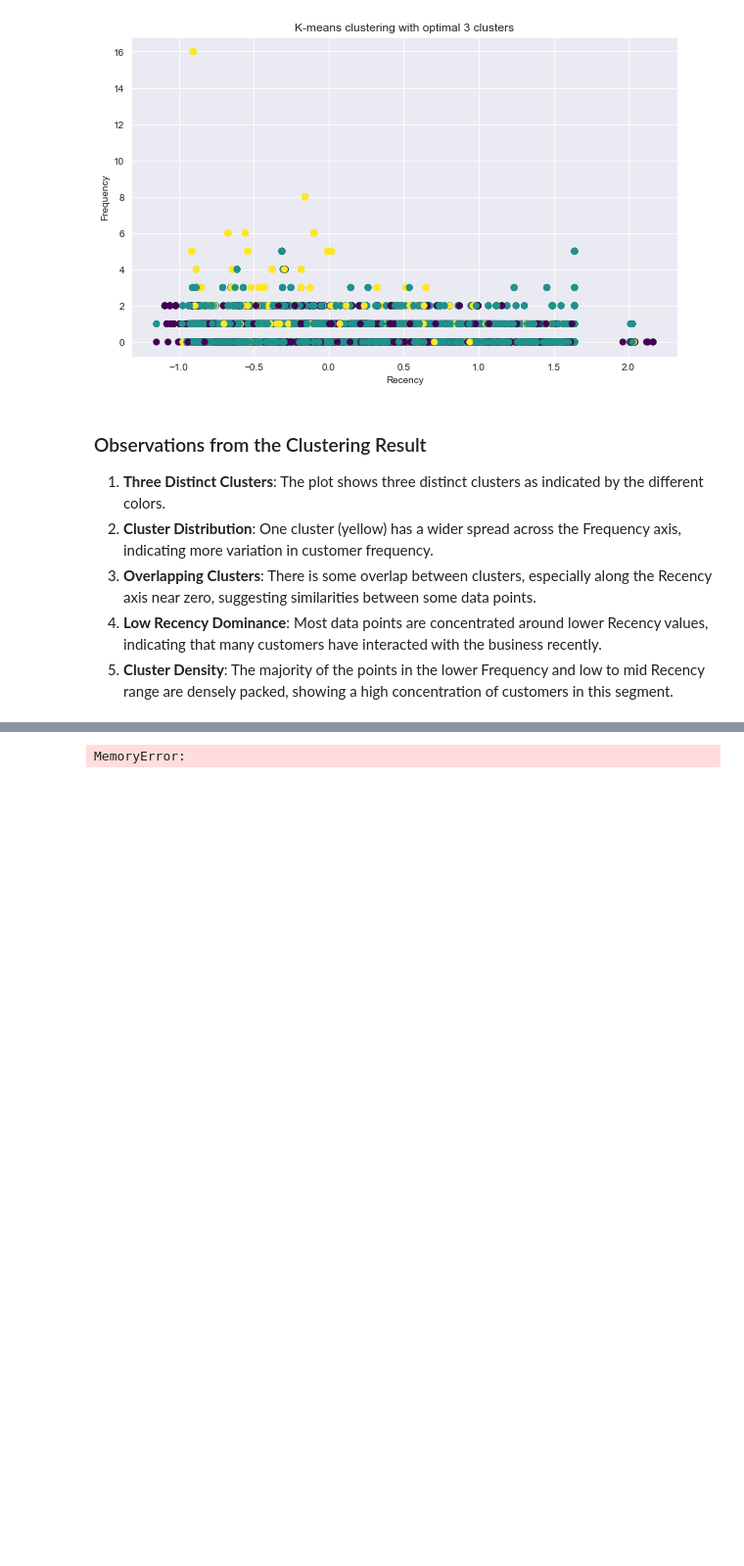
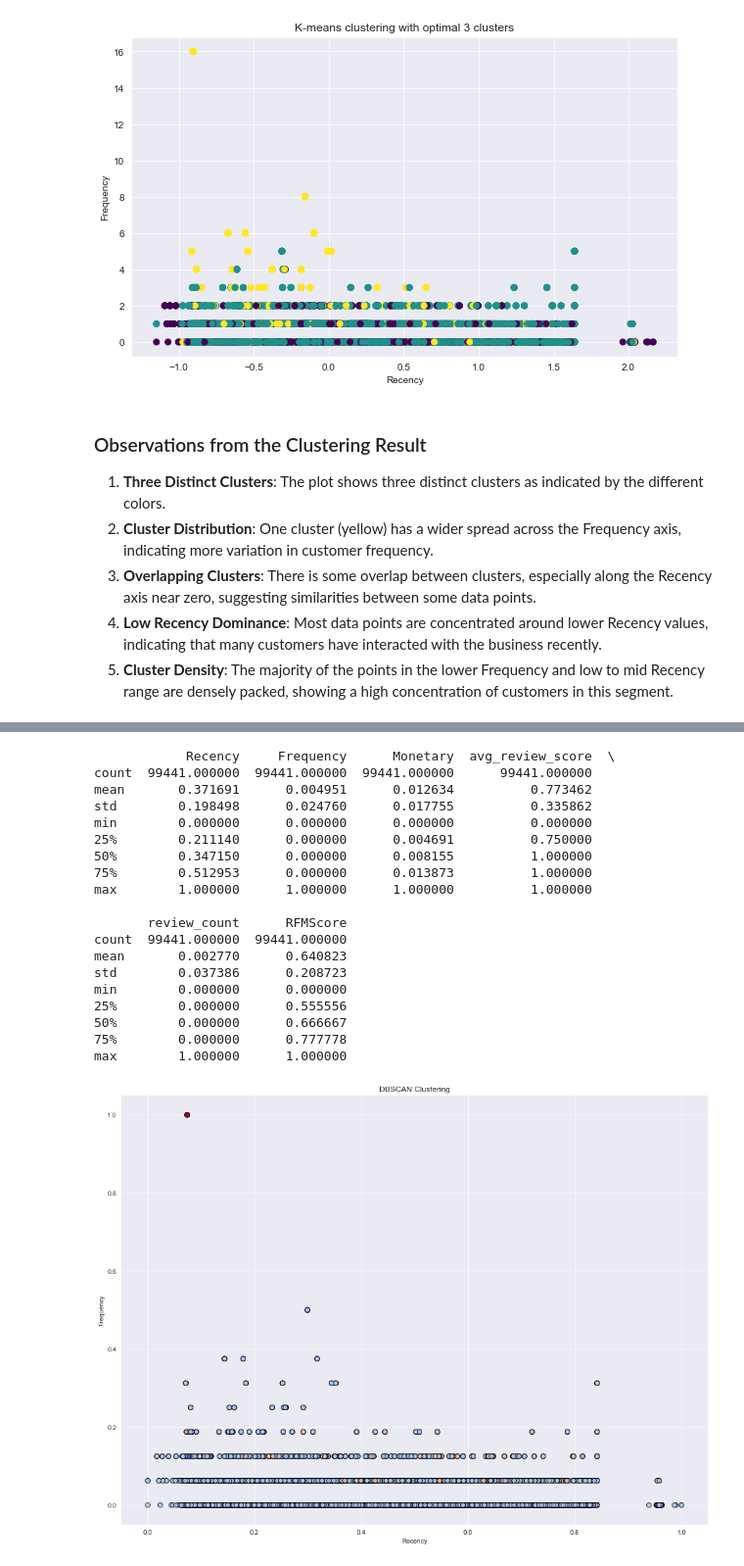
Before and after one commit to preudh/OC_IA_P5_Segment_e_commerce_site_customers, a Jupyter notebook: notebooks/Preudhomme_Patrice_3_notebook_essais_082024.ipynb, the cells around one changed output, grey strips where cells are left out. Shown at 98% size. Cells and saved outputs as stored; diff of their text form; code cells hidden in the pictures; blank space fills up the shorter version.

Commit message:
DBscann

```diff
--- a/notebooks/Preudhomme_Patrice_3_notebook_essais_082024.ipynb
+++ b/notebooks/Preudhomme_Patrice_3_notebook_essais_082024.ipynb
@@ -272,19 +272,60 @@ plt.show()
-# %%
-# Import DBSCAN
-from sklearn.cluster import DBSCAN
-
-# Select only numeric columns for DBSCAN clustering
-numeric_features = ['Recency', 'Frequency', 'Monetary', 'avg_review_score', 'review_count', 'RFMScore']
-
-# Ensure only numeric features are used
-df_final_dbscan_numeric = df_final_dbscan[numeric_features]
-
-# Perform DBSCAN clustering
-dbscan = DBSCAN(eps=3, min_samples=2)
-dbscan.fit(df_final_dbscan_numeric)
-
-# Find the clusters for the observation given in the dataset
-df_final_dbscan['Cluster'] = dbscan.labels_
-df_final_dbscan.head(10)
-# %% [output]
-MemoryError:
+# %%
+import os
+import pandas as pd
+from sklearn.cluster import DBSCAN
+import matplotlib.pyplot as plt
+
+# Relative path to the data folder
+db_path = os.path.join('..', 'data')
+
+# Load df_final_dbscan
+df_final_dbscan_path = os.path.join(db_path, 'df_final_dbscan.csv')
+df_final_dbscan = pd.read_csv(df_final_dbscan_path)
+
+# Select only numeric columns for DBSCAN clustering
+numeric_features = ['Recency', 'Frequency', 'Monetary', 'avg_review_score', 'review_count', 'RFMScore']
+
+# Ensure only numeric features are used
+df_final_dbscan_numeric = df_final_dbscan[numeric_features]
+
+# Analyze the data to understand its scale
+print(df_final_dbscan_numeric.describe())
+
+# Perform DBSCAN clustering with optimized parameters
+dbscan = DBSCAN(eps=0.3, min_samples=10)  # Adjusted eps and min_samples for better performance
+dbscan.fit(df_final_dbscan_numeric)
+
+# Find the clusters for the observations given in the dataset
+df_final_dbscan['Cluster'] = dbscan.labels_
+
+# Display the first 10 rows of the dataframe to check the clustering result
+df_final_dbscan.head(10)
+
+# Plotting the clusters
+plt.figure(figsize=(16, 12))  # Increased figure size for better visibility
+plt.scatter(df_final_dbscan_numeric['Recency'], df_final_dbscan_numeric['Frequency'], c=df_final_dbscan['Cluster'], cmap='coolwarm', edgecolor='k', s=50, alpha=0.8)
+plt.title('DBSCAN Clustering')
+plt.xlabel('Recency')
+plt.ylabel('Frequency')
+plt.show()
+# %% [output]
+            Recency     Frequency      Monetary  avg_review_score  \
+count  99441.000000  99441.000000  99441.000000      99441.000000
+mean       0.371691      0.004951      0.012634          0.773462
+std        0.198498      0.024760      0.017755          0.335862
+min        0.000000      0.000000      0.000000          0.000000
+25%        0.211140      0.000000      0.004691          0.750000
+50%        0.347150      0.000000      0.008155          1.000000
+75%        0.512953      0.000000      0.013873          1.000000
+max        1.000000      1.000000      1.000000          1.000000
+
+       review_count      RFMScore
+count  99441.000000  99441.000000
+mean       0.002770      0.640823
+std        0.037386      0.208723
+min        0.000000      0.000000
+25%        0.000000      0.555556
+50%        0.000000      0.666667
+75%        0.000000      0.777778
+max        1.000000      1.000000
+[figure, added]
```
Also changed, not shown: parts of 1 cell of this notebook.
